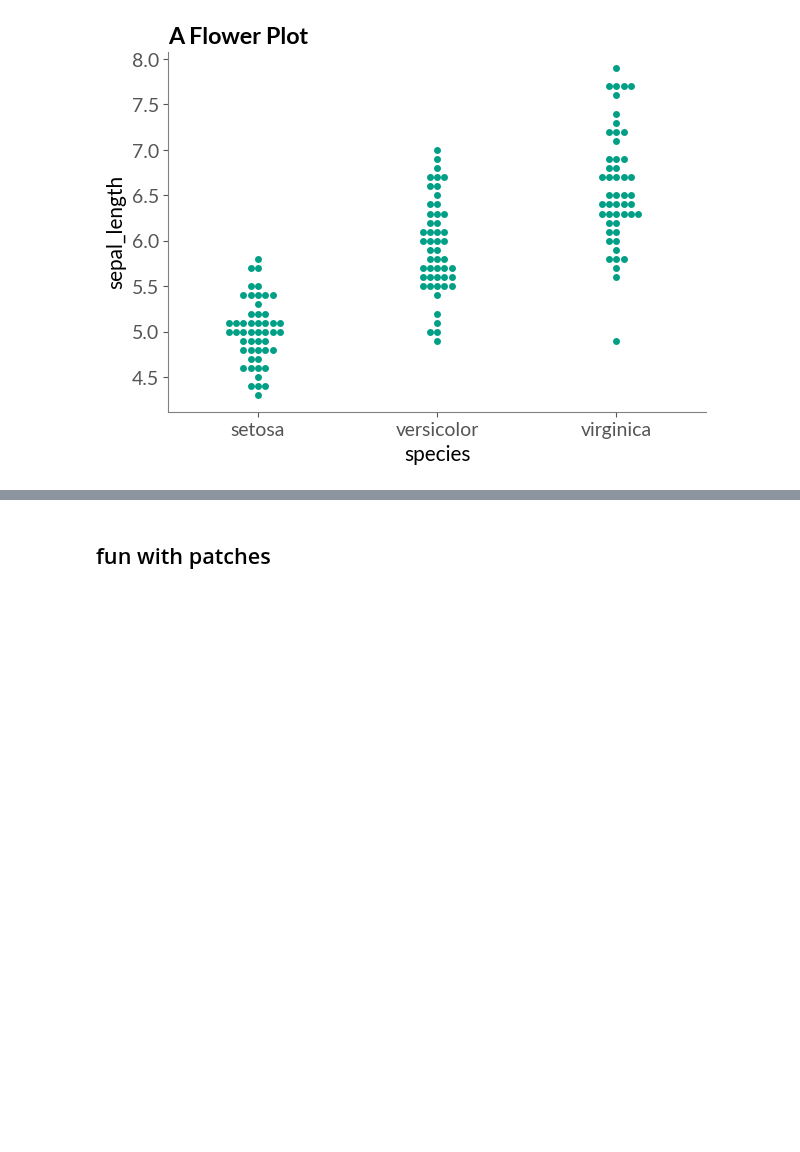
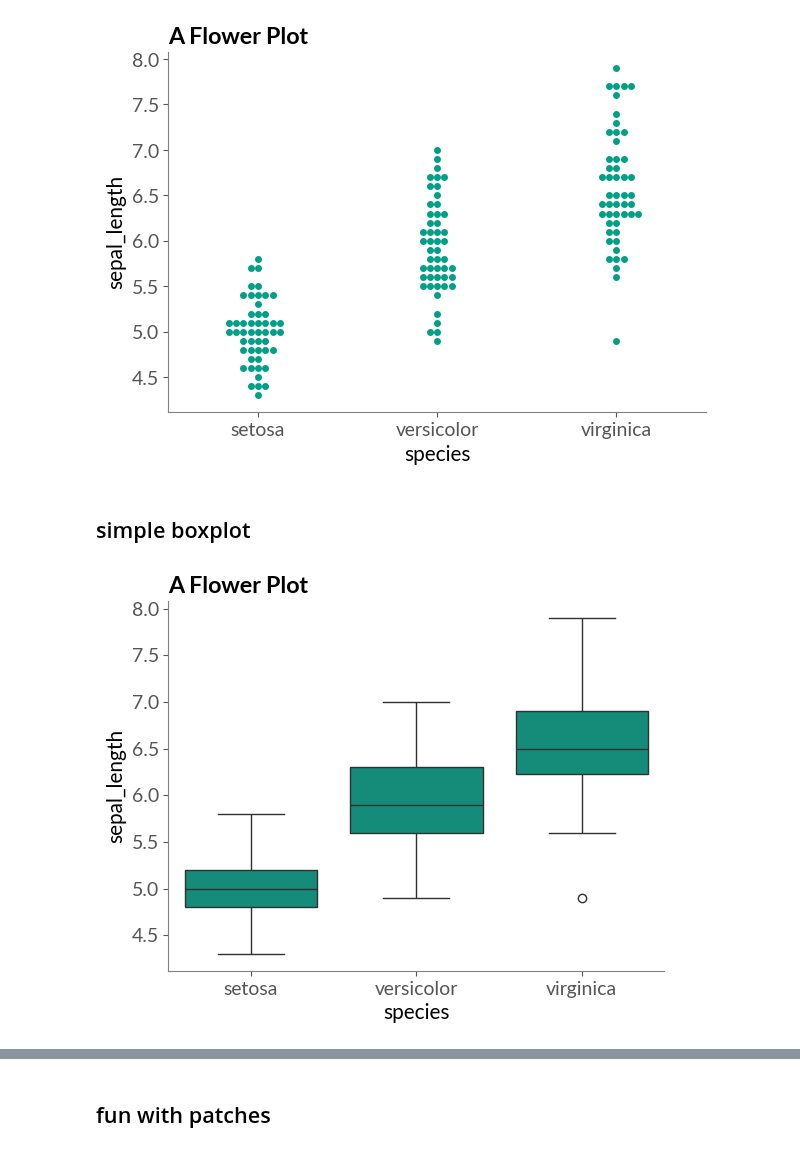
Before and after one commit to lizard-bio/nature-grade-visualization-playground, a Jupyter notebook: BioLizardStylePython_In_Action.ipynb, the cells around one changed output, grey strips where cells are left out. Drawn from its saved outputs; the diff is of its cells as text; code cells hidden in the pictures; blank space fills up the shorter version.

```diff
--- a/BioLizardStylePython_In_Action.ipynb
+++ b/BioLizardStylePython_In_Action.ipynb
@@ -197,3 +195,11 @@ finalise_lizardplot(fig,
 #Please take a look in your current working directory to see the result!
 # %% [output]
 [figure]
+# %% [markdown]
+## simple boxplot
+# %%
+sns.boxplot(x="species", y="sepal_length", data=data)
+plt.title('A Flower Plot')
+plt.show()
+# %% [output]
+[figure, added]
```
Also changed, not shown: parts of 11 cells of this notebook, 8 other files.
